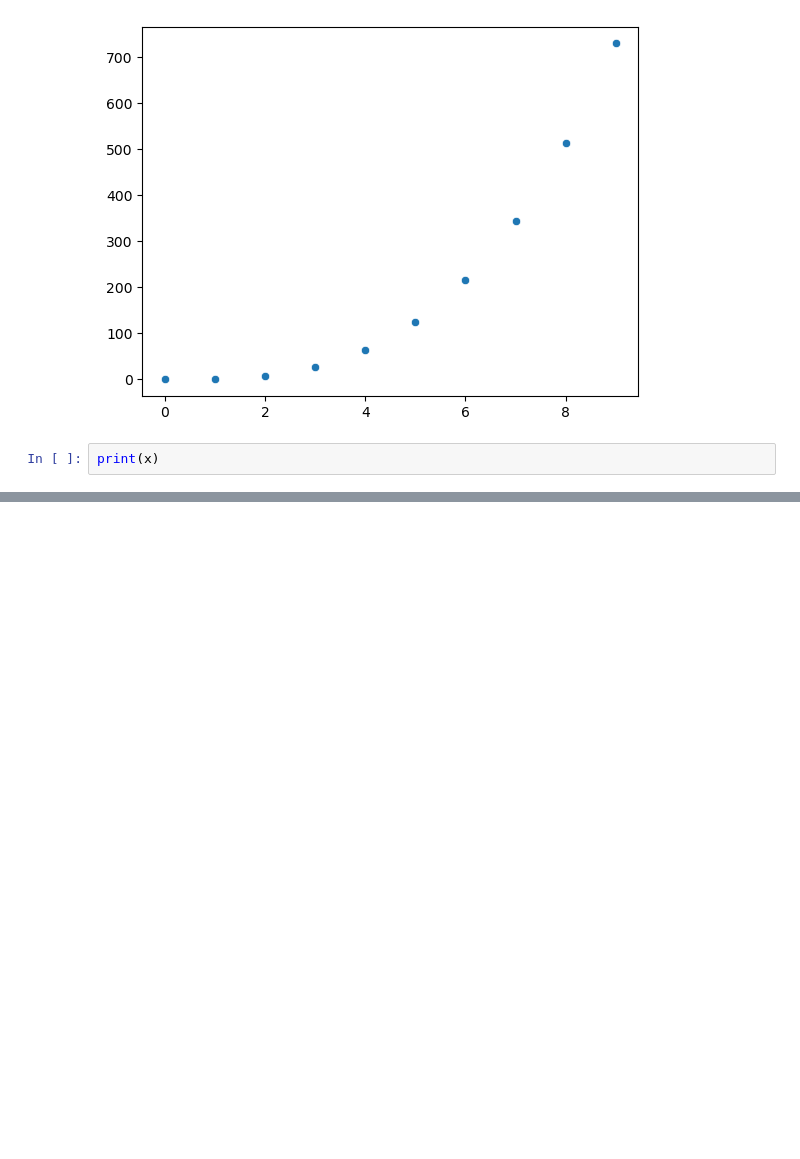
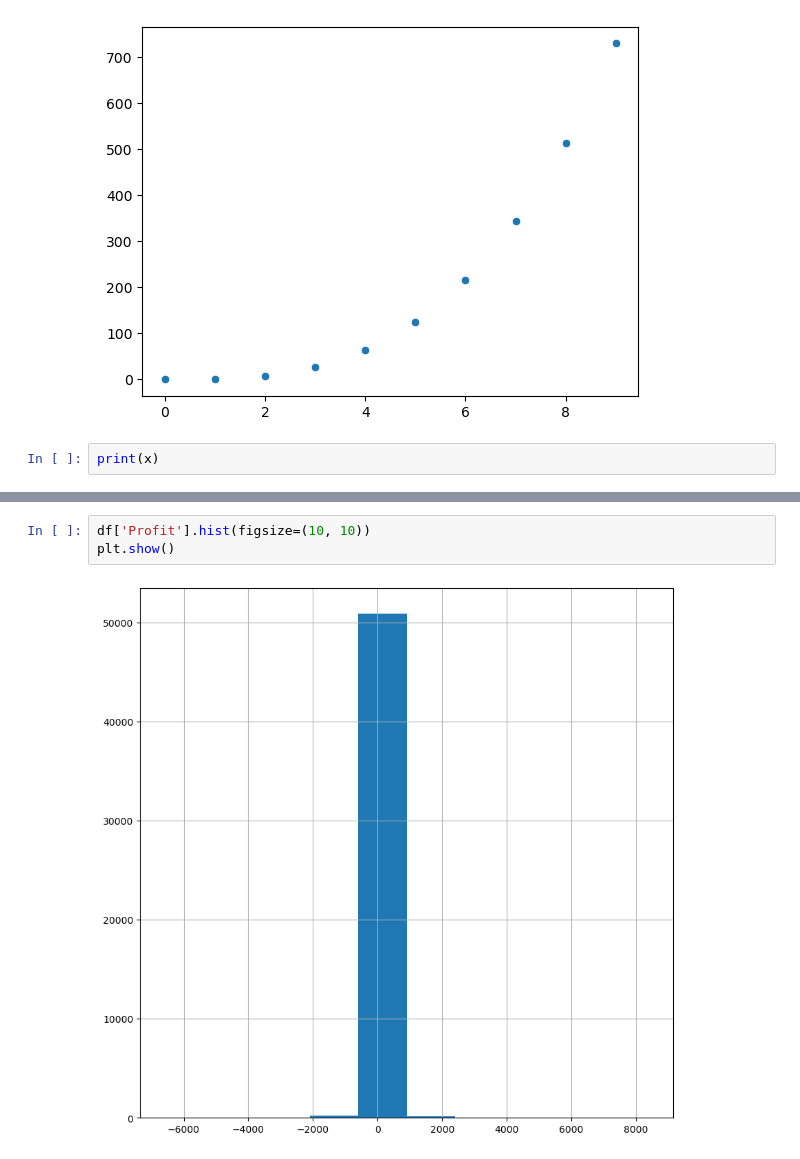
Before and after one commit to ApollonGT/mc-2023-moukrioti, a Jupyter notebook: experiments.ipynb, the cells around one changed output, grey strips where cells are left out. Saved outputs shown, nothing was run; the diff lists cells and outputs as text; blank space fills up the shorter version.

```diff
--- a/experiments.ipynb
+++ b/experiments.ipynb
@@ -17,0 +151,5 @@ print(x)
+# %%
+df['Profit'].hist(figsize=(10, 10))
+plt.show()
+# %% [output]
+[figure, added]
```
Also changed, not shown: parts of 65 cells of this notebook.
